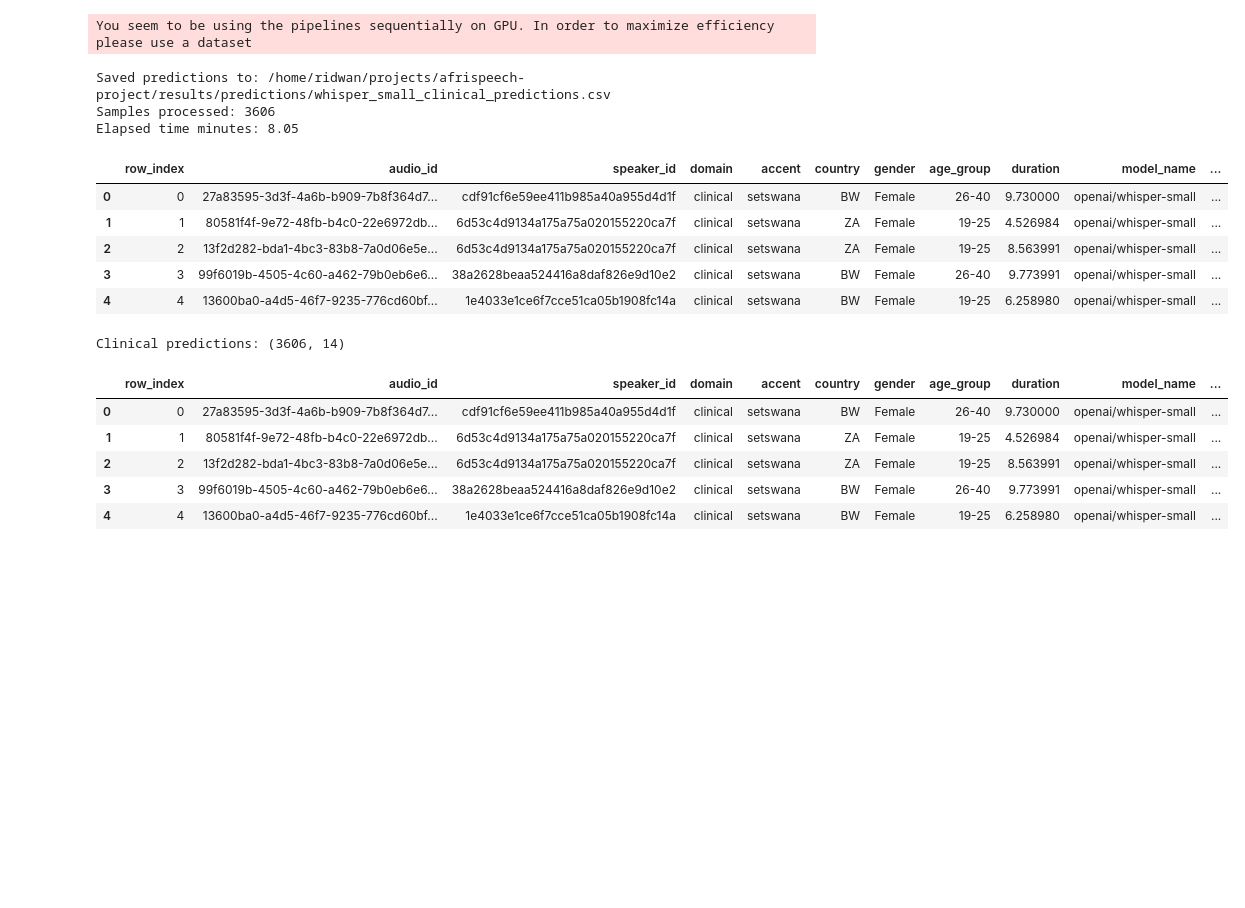
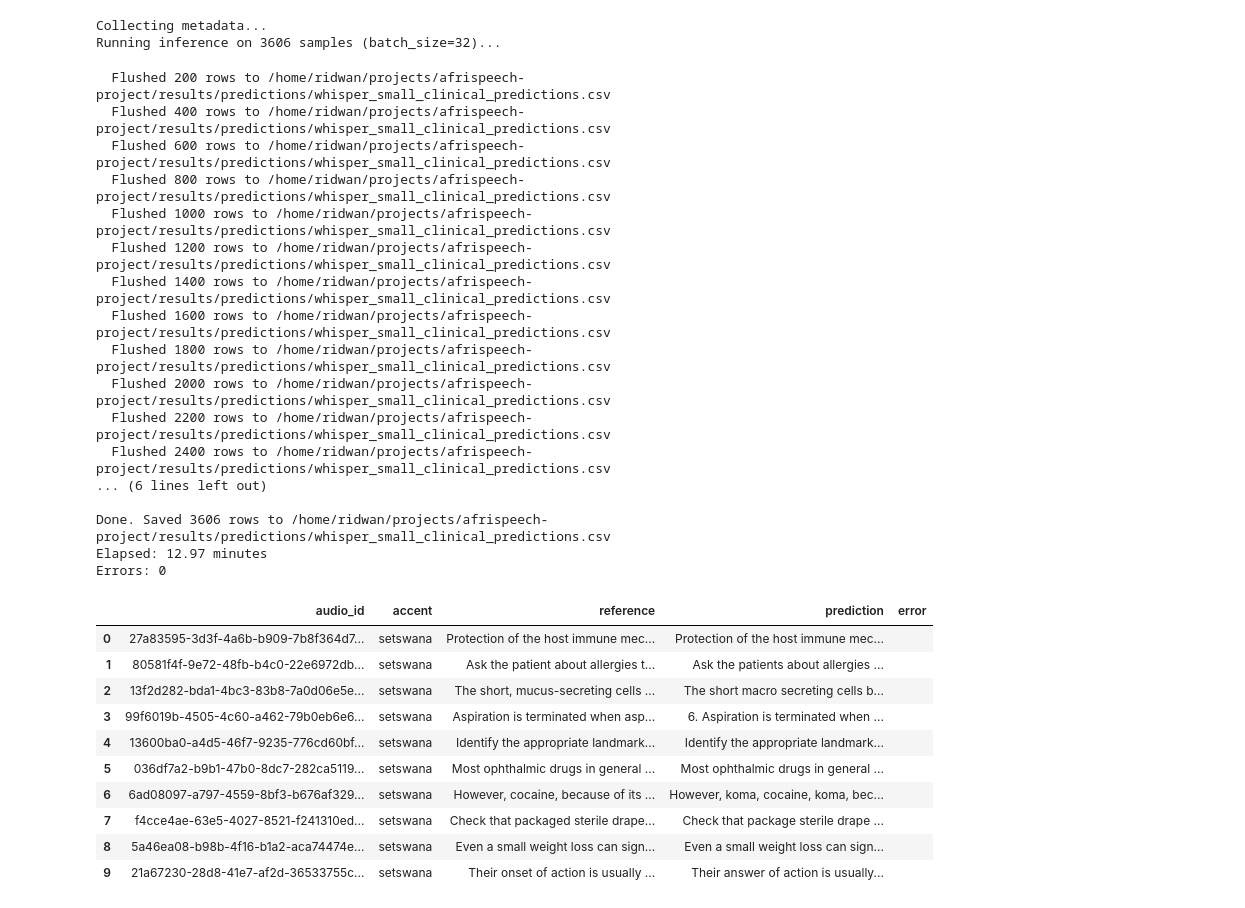
Before and after one commit to ridwanbello/afrispeech-asr-error-analysis, a Jupyter notebook: notebooks/03_whisper_baseline_inference.ipynb.ipynb, the cells around one changed output. Cells and saved outputs as stored; diff of their text form; code cells hidden in the pictures; blank space fills up the shorter version.

```diff
--- a/notebooks/03_whisper_baseline_inference.ipynb.ipynb
+++ b/notebooks/03_whisper_baseline_inference.ipynb.ipynb
@@ -59,6 +59,7 @@ Clinical samples: 3606
 General samples: 2712
 Columns: ['speaker_id', 'path', 'audio_id', 'audio', 'transcript', 'age_group', 'gender', 'accent', 'domain', 'country', 'duration']
 # %%
+# ── Pipeline setup ──────────────────────────────────────────────────────────
 MODEL_NAME = "openai/whisper-small"
 MODEL_SHORT_NAME = "whisper_small"
 
@@ -70,6 +71,8 @@ asr_pipe = pipeline(
     model=MODEL_NAME,
     torch_dtype=torch_dtype,
     device=device,
+    chunk_length_s=30,        # handles clips near 30s boundary cleanly
+    stride_length_s=5,        # 5s overlap between chunks for long clips
 )
 
 print("Loaded model:", MODEL_NAME)
@@ -219,42 +247,46 @@ Elapsed time minutes: 0.01
 # %%
 clinical_output_path = PREDICTIONS_DIR / "whisper_small_clinical_predictions.csv"
 
-clinical_predictions_df = run_whisper_inference(
+clinical_df = run_whisper_inference(
     dataset=clinical_ds,
     output_csv_path=clinical_output_path,
     model_name=MODEL_NAME,
     model_short_name=MODEL_SHORT_NAME,
     domain_name="clinical",
     max_samples=None,
-    flush_every=25
+    batch_size=32,
+    flush_every=200
 )
 
-display(clinical_predictions_df.head())
+display(clinical_df[["audio_id", "accent", "reference", "prediction", "error"]].head(10))
 # %% [output]
-You seem to be using the pipelines sequentially on GPU. In order to maximize efficiency please use a dataset
+Collecting metadata...
+Running inference on 3606 samples (batch_size=32)...
-Saved predictions to: /home/ridwan/projects/afrispeech-project/results/predictions/whisper_small_clinical_predictions.csv
-Samples processed: 3606
-Elapsed time minutes: 8.05
+  Flushed 200 rows to /home/ridwan/projects/afrispeech-project/results/predictions/whisper_small_clinical_predictions.csv
+  Flushed 400 rows to /home/ridwan/projects/afrispeech-project/results/predictions/whisper_small_clinical_predictions.csv
+  Flushed 600 rows to /home/ridwan/projects/afrispeech-project/results/predictions/whisper_small_clinical_predictions.csv
+  Flushed 800 rows to /home/ridwan/projects/afrispeech-project/results/predictions/whisper_small_clinical_predictions.csv
+  Flushed 1000 rows to /home/ridwan/projects/afrispeech-project/results/predictions/whisper_small_clinical_predictions.csv
+  Flushed 1200 rows to /home/ridwan/projects/afrispeech-project/results/predictions/whisper_small_clinical_predictions.csv
+  Flushed 1400 rows to /home/ridwan/projects/afrispeech-project/results/predictions/whisper_small_clinical_predictions.csv
+  Flushed 1600 rows to /home/ridwan/projects/afrispeech-project/results/predictions/whisper_small_clinical_predictions.csv
+  Flushed 1800 rows to /home/ridwan/projects/afrispeech-project/results/predictions/whisper_small_clinical_predictions.csv
+  Flushed 2000 rows to /home/ridwan/projects/afrispeech-project/results/predictions/whisper_small_clinical_predictions.csv
+  Flushed 2200 rows to /home/ridwan/projects/afrispeech-project/results/predictions/whisper_small_clinical_predictions.csv
+  Flushed 2400 rows to /home/ridwan/projects/afrispeech-project/results/predictions/whisper_small_clinical_predictions.csv
+... (6 lines left out)
+
+Done. Saved 3606 rows to /home/ridwan/projects/afrispeech-project/results/predictions/whisper_small_clinical_predictions.csv
+Elapsed: 12.97 minutes
+Errors: 0
-|  | row_index | audio_id | speaker_id | domain | accent | country | gender | age_group | duration | model_name | ... |
-| 0 | 0 | 27a83595-3d3f-4a6b-b909-7b8f364d7... | cdf91cf6e59ee411b985a40a955d4d1f | clinical | setswana | BW | Female | 26-40 | 9.730000 | openai/whisper-small | ... |
-| 1 | 1 | 80581f4f-9e72-48fb-b4c0-22e6972db... | 6d53c4d9134a175a75a020155220ca7f | clinical | setswana | ZA | Female | 19-25 | 4.526984 | openai/whisper-small | ... |
-| 2 | 2 | 13f2d282-bda1-4bc3-83b8-7a0d06e5e... | 6d53c4d9134a175a75a020155220ca7f | clinical | setswana | ZA | Female | 19-25 | 8.563991 | openai/whisper-small | ... |
-| 3 | 3 | 99f6019b-4505-4c60-a462-79b0eb6e6... | 38a2628beaa524416a8daf826e9d10e2 | clinical | setswana | BW | Female | 26-40 | 9.773991 | openai/whisper-small | ... |
-| 4 | 4 | 13600ba0-a4d5-46f7-9235-776cd60bf... | 1e4033e1ce6f7cce51ca05b1908fc14a | clinical | setswana | BW | Female | 19-25 | 6.258980 | openai/whisper-small | ... |
+|  | audio_id | accent | reference | prediction | error |
+| 0 | 27a83595-3d3f-4a6b-b909-7b8f364d7... | setswana | Protection of the host immune mec... | Protection of the host immune mec... |  |
+| 1 | 80581f4f-9e72-48fb-b4c0-22e6972db... | setswana | Ask the patient about allergies t... | Ask the patients about allergies ... |  |
+| 2 | 13f2d282-bda1-4bc3-83b8-7a0d06e5e... | setswana | The short, mucus-secreting cells ... | The short macro secreting cells b... |  |
+| 3 | 99f6019b-4505-4c60-a462-79b0eb6e6... | setswana | Aspiration is terminated when asp... | 6. Aspiration is terminated when ... |  |
+| 4 | 13600ba0-a4d5-46f7-9235-776cd60bf... | setswana | Identify the appropriate landmark... | Identify the appropriate landmark... |  |
+| 5 | 036df7a2-b9b1-47b0-8dc7-282ca5119... | setswana | Most ophthalmic drugs in general ... | Most ophthalmic drugs in general ... |  |
+| 6 | 6ad08097-a797-4559-8bf3-b676af329... | setswana | However, cocaine, because of its ... | However, koma, cocaine, koma, bec... |  |
+| 7 | f4cce4ae-63e5-4027-8521-f241310ed... | setswana | Check that packaged sterile drape... | Check that package sterile drape ... |  |
+| 8 | 5a46ea08-b98b-4f16-b1a2-aca74474e... | setswana | Even a small weight loss can sign... | Even a small weight loss can sign... |  |
+| 9 | 21a67230-28d8-41e7-af2d-36533755c... | setswana | Their onset of action is usually ... | Their answer of action is usually... |  |
-# %%
-clinical_saved = pd.read_csv(PREDICTIONS_DIR / "whisper_small_clinical_predictions.csv")
-# general_saved = pd.read_csv(PREDICTIONS_DIR / "whisper_small_general_predictions.csv")
-
-print("Clinical predictions:", clinical_saved.shape)
-# print("General predictions:", general_saved.shape)
-
-display(clinical_saved.head())
-# display(general_saved.head())
-# %% [output]
-Clinical predictions: (3606, 14)
-|  | row_index | audio_id | speaker_id | domain | accent | country | gender | age_group | duration | model_name | ... |
-| 0 | 0 | 27a83595-3d3f-4a6b-b909-7b8f364d7... | cdf91cf6e59ee411b985a40a955d4d1f | clinical | setswana | BW | Female | 26-40 | 9.730000 | openai/whisper-small | ... |
-| 1 | 1 | 80581f4f-9e72-48fb-b4c0-22e6972db... | 6d53c4d9134a175a75a020155220ca7f | clinical | setswana | ZA | Female | 19-25 | 4.526984 | openai/whisper-small | ... |
-| 2 | 2 | 13f2d282-bda1-4bc3-83b8-7a0d06e5e... | 6d53c4d9134a175a75a020155220ca7f | clinical | setswana | ZA | Female | 19-25 | 8.563991 | openai/whisper-small | ... |
-| 3 | 3 | 99f6019b-4505-4c60-a462-79b0eb6e6... | 38a2628beaa524416a8daf826e9d10e2 | clinical | setswana | BW | Female | 26-40 | 9.773991 | openai/whisper-small | ... |
-| 4 | 4 | 13600ba0-a4d5-46f7-9235-776cd60bf... | 1e4033e1ce6f7cce51ca05b1908fc14a | clinical | setswana | BW | Female | 19-25 | 6.258980 | openai/whisper-small | ... |
```
Also changed, not shown: parts of 12 cells of this notebook, 17 other files.
